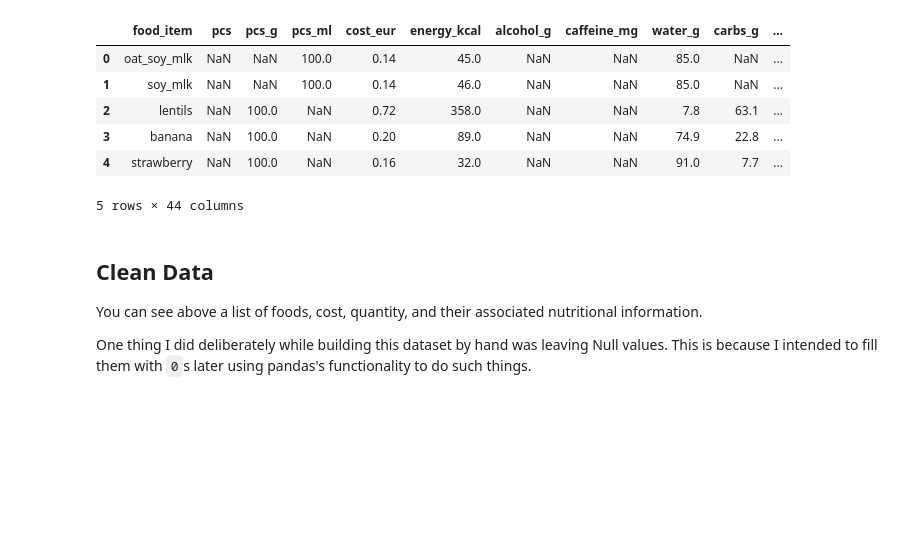
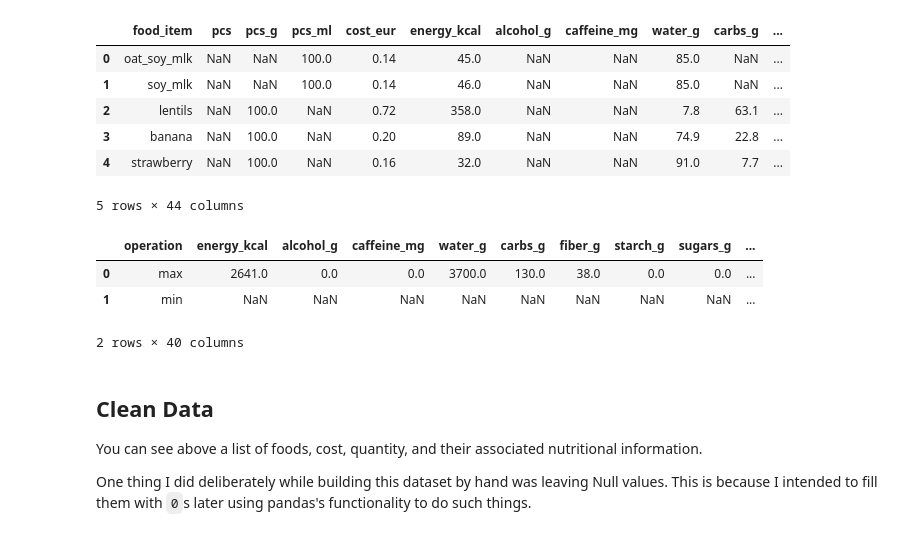
Before and after one commit to SThornewillvE/Pet-Project---Bodybuilding-WFPB-Diet, a Jupyter notebook: Bodybuilding-WFPB-Diet.ipynb, the cells around one changed output. Drawn from its saved outputs; the diff is of its cells as text; code cells hidden in the pictures; blank space fills up the shorter version.

```diff
--- a/Bodybuilding-WFPB-Diet.ipynb
+++ b/Bodybuilding-WFPB-Diet.ipynb
@@ -40,6 +42,16 @@ df.head()
 | 3 | banana | NaN | 100.0 | NaN | 0.20 | 89.0 | NaN | NaN | 74.9 | 22.8 | ... |
 | 4 | strawberry | NaN | 100.0 | NaN | 0.16 | 32.0 | NaN | NaN | 91.0 | 7.7 | ... |
 5 rows × 44 columns
+# %%
+# Import RDA data
+df_RDA = pd.read_csv("./dat/requirements.csv")
+
+df_RDA
+# %% [output]
+|  | operation | energy_kcal | alcohol_g | caffeine_mg | water_g | carbs_g | fiber_g | starch_g | sugars_g | ... |
+| 0 | max | 2641.0 | 0.0 | 0.0 | 3700.0 | 130.0 | 38.0 | 0.0 | 0.0 | ... |
+| 1 | min | NaN | NaN | NaN | NaN | NaN | NaN | NaN | NaN | ... |
+2 rows × 40 columns
 # %% [markdown]
 ## Clean Data
 You can see above a list of foods, cost, quantity, and their associated nutritional information.
```
Also changed, not shown: parts of 27 cells of this notebook.
